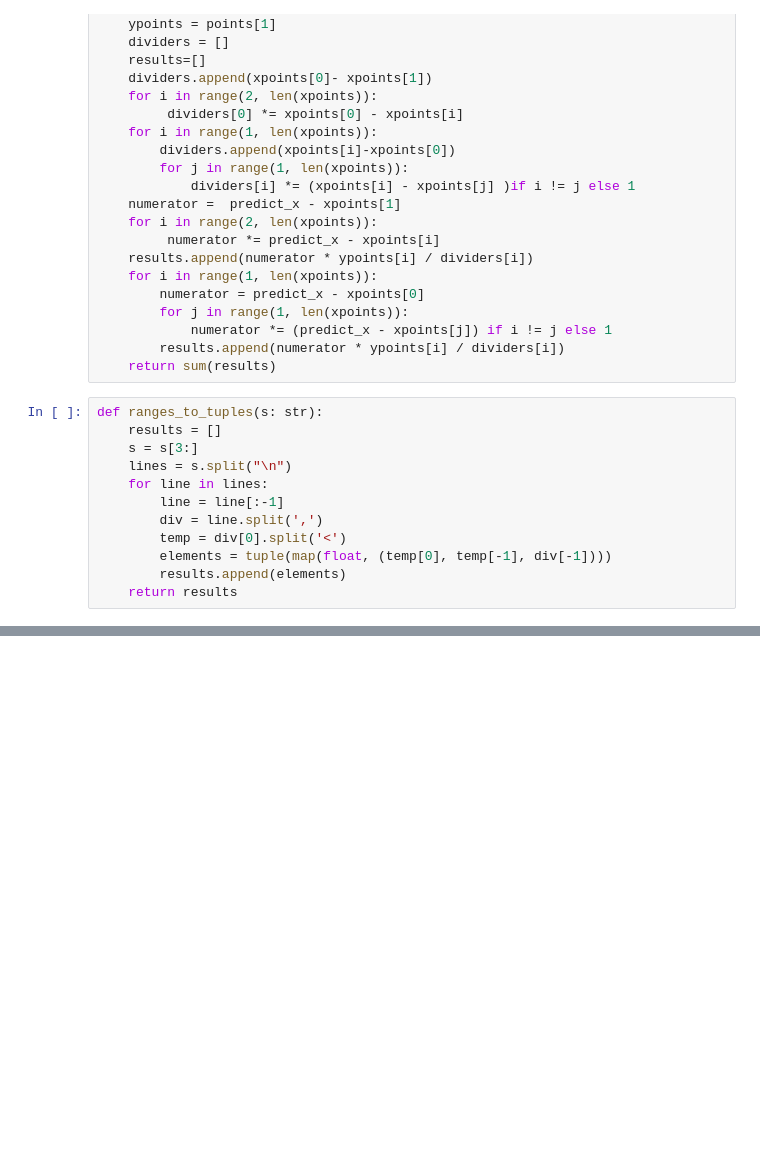
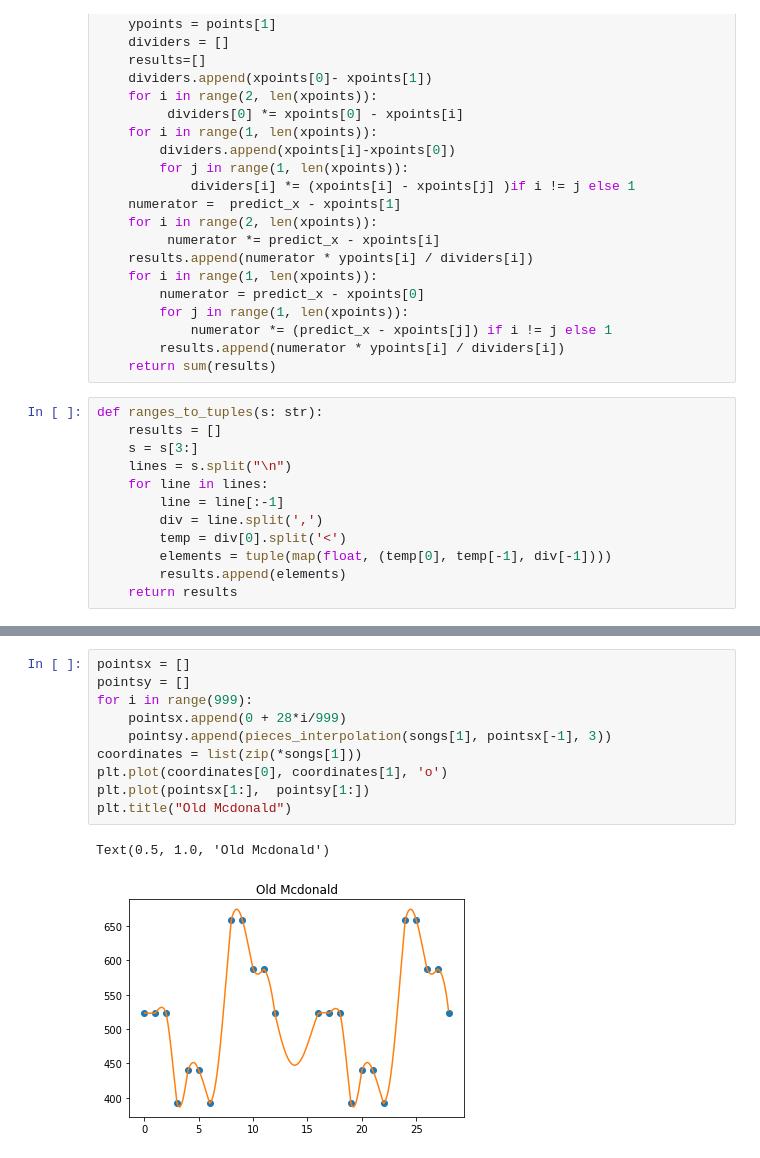
Before and after one commit to numpyers/HarmoNice, a Jupyter notebook: Interpolation.ipynb, the cells around one changed output, grey strips where cells are left out. Saved outputs shown, nothing was run; the diff lists cells and outputs as text; blank space fills up the shorter version.

```diff
--- a/Interpolation.ipynb
+++ b/Interpolation.ipynb
@@ -89,0 +80,13 @@ plt.plot(predictX, results[2][1], 'o')
+# %%
+pointsx = []
+pointsy = []
+for i in range(999):
+    pointsx.append(0 + 28*i/999)
+    pointsy.append(pieces_interpolation(songs[1], pointsx[-1], 3))
+coordinates = list(zip(*songs[1]))
+plt.plot(coordinates[0], coordinates[1], 'o')
+plt.plot(pointsx[1:],  pointsy[1:])
+plt.title("Old Mcdonald")
+# %% [output]
+Text(0.5, 1.0, 'Old Mcdonald')
+[figure, added]
```
Also changed, not shown: parts of 15 cells of this notebook, 1 other file.
